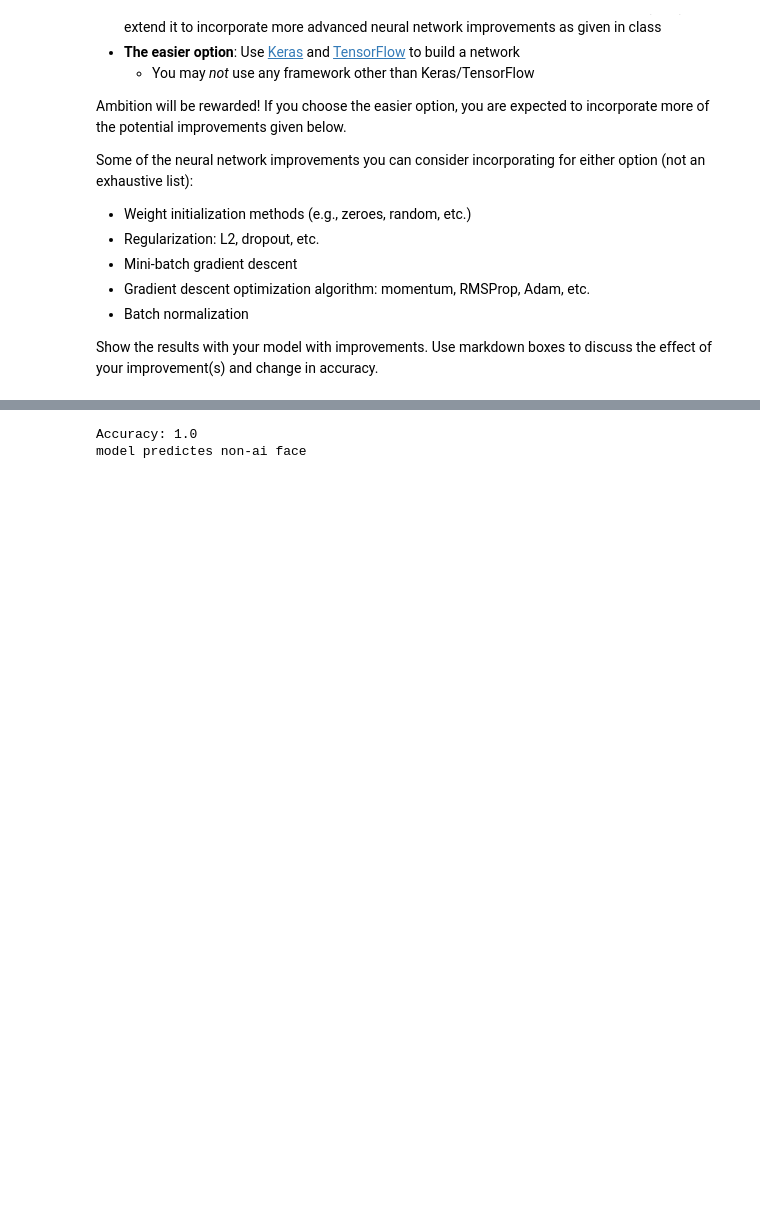
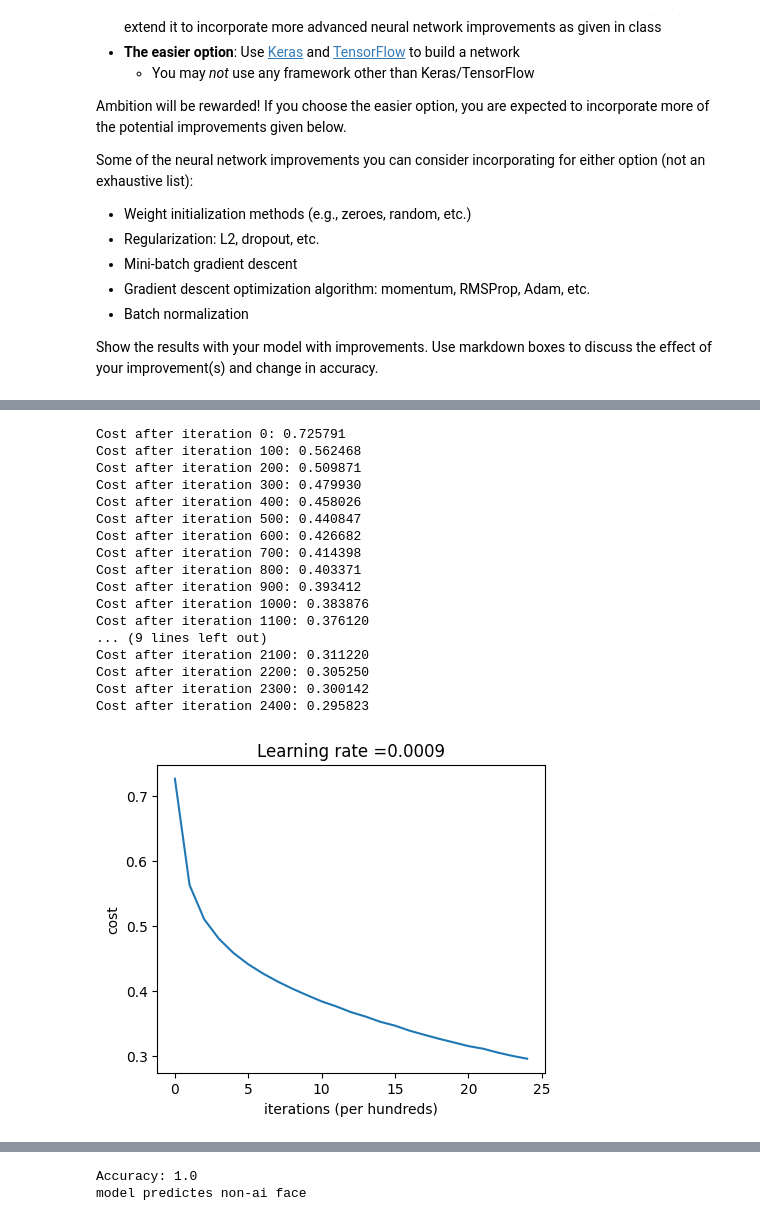
Before and after one commit to AlexBruma0/AI, a Jupyter notebook: Neural_Network_Project.ipynb, the cells around one changed output, grey strips where cells are left out. Drawn from its saved outputs; the diff is of its cells as text; code cells hidden in the pictures; blank space fills up the shorter version.

```diff
--- a/Neural_Network_Project.ipynb
+++ b/Neural_Network_Project.ipynb
@@ -488,0 +494,21 @@ Cost after iteration 2400: 0.081103
+# %%
+parameters = L_layer_model(training_set, y_train, layers_dims,0.0009, num_iterations = 2500, print_cost = True)
+# %% [output]
+Cost after iteration 0: 0.725791
+Cost after iteration 100: 0.562468
+Cost after iteration 200: 0.509871
+Cost after iteration 300: 0.479930
+Cost after iteration 400: 0.458026
+Cost after iteration 500: 0.440847
+Cost after iteration 600: 0.426682
+Cost after iteration 700: 0.414398
+Cost after iteration 800: 0.403371
+Cost after iteration 900: 0.393412
+Cost after iteration 1000: 0.383876
+Cost after iteration 1100: 0.376120
+... (9 lines left out)
+Cost after iteration 2100: 0.311220
+Cost after iteration 2200: 0.305250
+Cost after iteration 2300: 0.300142
+Cost after iteration 2400: 0.295823
+[figure, added]
```
Also changed, not shown: parts of 19 cells of this notebook.
